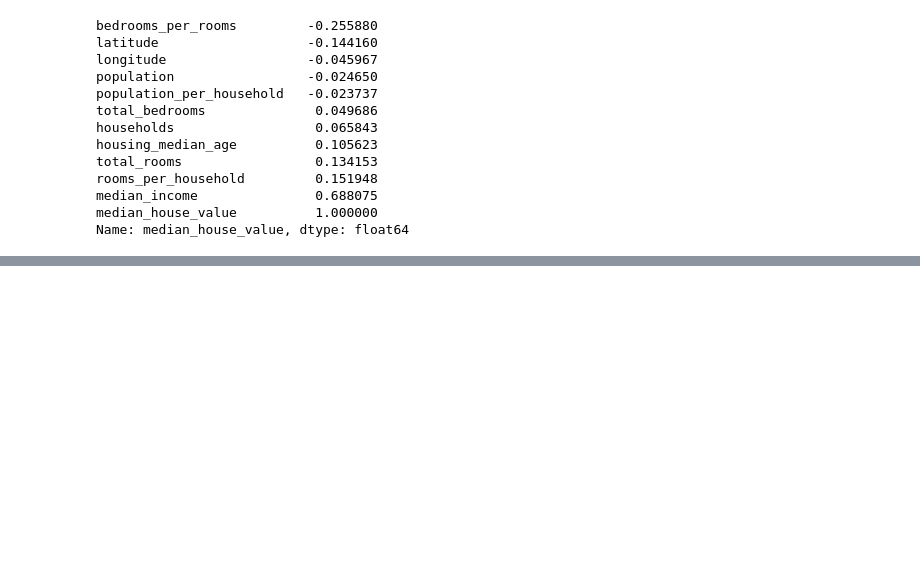
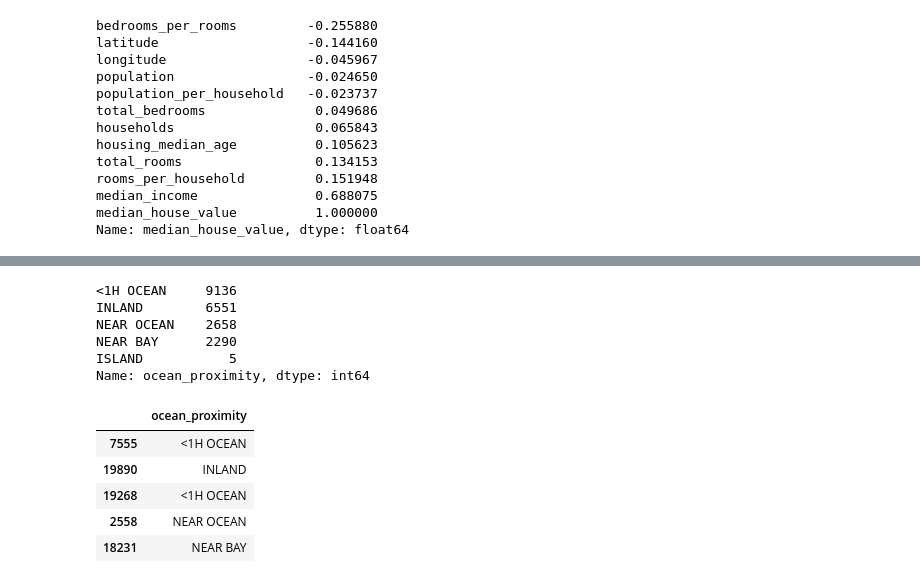
Before and after one commit to IT4063c-Spring23/In-class-sandbox, a Jupyter notebook: modules/end-to-end/notebook.ipynb, the cells around one changed output, grey strips where cells are left out. Drawn from its saved outputs; the diff is of its cells as text; code cells hidden in the pictures; blank space fills up the shorter version.

```diff
--- a/modules/end-to-end/notebook.ipynb
+++ b/modules/end-to-end/notebook.ipynb
@@ -211,0 +300,20 @@ Name: median_house_value, dtype: float64
+# %%
+## Categorical
+housing['ocean_proximity'].value_counts()
+# %% [output]
+<1H OCEAN     9136
+INLAND        6551
+NEAR OCEAN    2658
+NEAR BAY      2290
+ISLAND           5
+Name: ocean_proximity, dtype: int64
+# %%
+housing_X_cat = housing_X[['ocean_proximity']]
+housing_X_cat.head()
+# %% [output]
+|  | ocean_proximity |
+| 7555 | <1H OCEAN |
+| 19890 | INLAND |
+| 19268 | <1H OCEAN |
+| 2558 | NEAR OCEAN |
+| 18231 | NEAR BAY |
```
Also changed, not shown: parts of 21 cells of this notebook.
